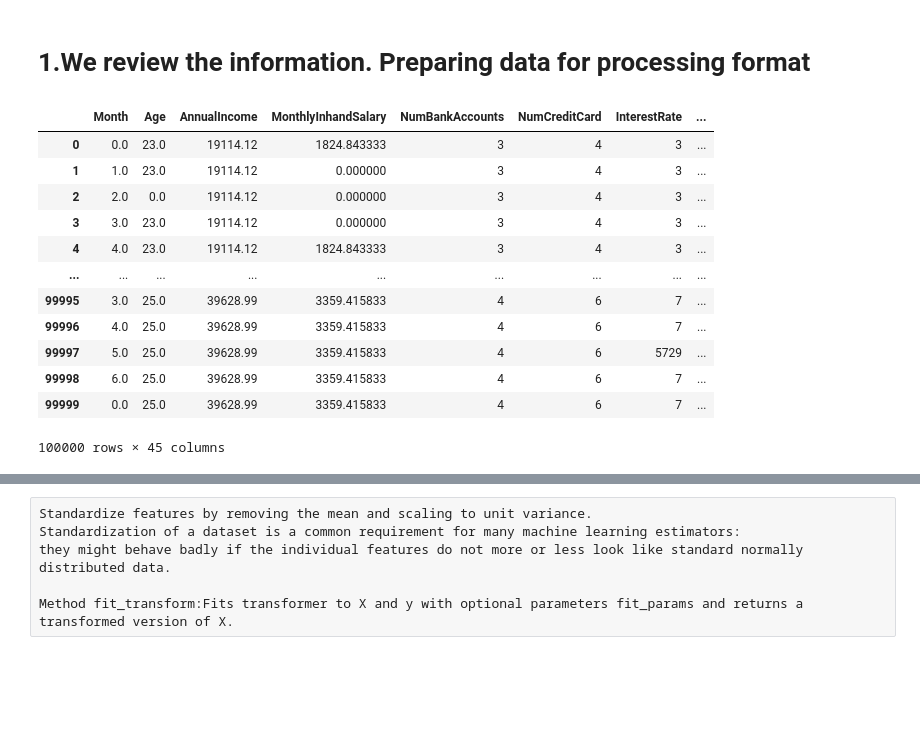
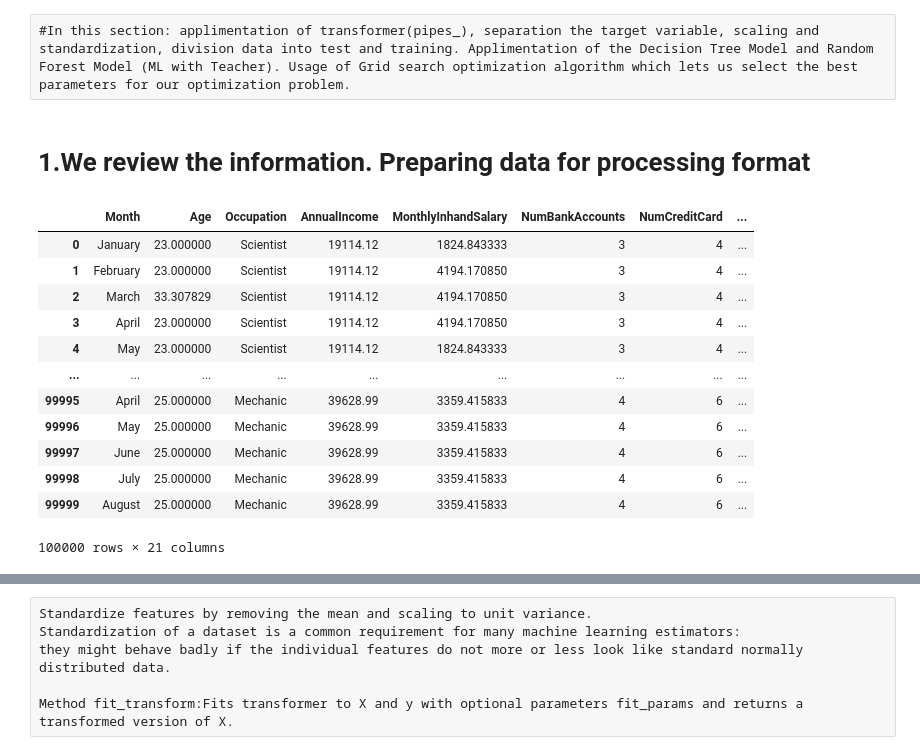
Before and after one commit to Vika99/Data_Science_course, a Jupyter notebook: CreditscoreclassificationProject1/Creditscoreclassification_1_DecisionTree_RandomForest.ipynb, the cells around one changed output, grey strips where cells are left out. Drawn from its saved outputs; the diff is of its cells as text; code cells hidden in the pictures; blank space fills up the shorter version.

```diff
--- a/CreditscoreclassificationProject1/Creditscoreclassification_1_DecisionTree_RandomForest.ipynb
+++ b/CreditscoreclassificationProject1/Creditscoreclassification_1_DecisionTree_RandomForest.ipynb
@@ -1 +1,3 @@
+# %% [raw]
+#In this section: applimentation of transformer(pipes_), separation the target variable, scaling and standardization, division data into test and training. Applimentation of the Decision Tree Model and Random Forest Model (ML with Teacher). Usage of Grid search optimization algorithm which lets us select the best parameters for our optimization problem.
 # %%
@@ -17,7 +15,24 @@ from sklearn.metrics import confusion_matrix, precision_score, \
 # %% [markdown]
 # 1.We review the information. Preparing data for processing format
 # %%
-df = pd.read_csv('train.csv')
-
-df = df.drop(['CustomerID','ID','Name','TypeofLoan','SSN'], axis = 1)
+df_ = pd.read_csv('NewDataFrame.csv')
+# %%
+df_.rename({"Unnamed: 0":"a"}, axis="columns", inplace=True)
+df_.drop(["a"], axis=1, inplace=True)
+# %%
+df_
+# %% [output]
+|  | Month | Age | Occupation | AnnualIncome | MonthlyInhandSalary | NumBankAccounts | NumCreditCard | ... |
+| 0 | January | 23.000000 | Scientist | 19114.12 | 1824.843333 | 3 | 4 | ... |
+| 1 | February | 23.000000 | Scientist | 19114.12 | 4194.170850 | 3 | 4 | ... |
+| 2 | March | 33.307829 | Scientist | 19114.12 | 4194.170850 | 3 | 4 | ... |
+| 3 | April | 23.000000 | Scientist | 19114.12 | 4194.170850 | 3 | 4 | ... |
+| 4 | May | 23.000000 | Scientist | 19114.12 | 1824.843333 | 3 | 4 | ... |
+| ... | ... | ... | ... | ... | ... | ... | ... | ... |
+| 99995 | April | 25.000000 | Mechanic | 39628.99 | 3359.415833 | 4 | 6 | ... |
+| 99996 | May | 25.000000 | Mechanic | 39628.99 | 3359.415833 | 4 | 6 | ... |
+| 99997 | June | 25.000000 | Mechanic | 39628.99 | 3359.415833 | 4 | 6 | ... |
+| 99998 | July | 25.000000 | Mechanic | 39628.99 | 3359.415833 | 4 | 6 | ... |
+| 99999 | August | 25.000000 | Mechanic | 39628.99 | 3359.415833 | 4 | 6 | ... |
+100000 rows × 21 columns
 # %%
@@ -25,16 +39,0 @@ df = pp.myPipe.transform(df)
-# %%
-df
-# %% [output]
-|  | Month | Age | AnnualIncome | MonthlyInhandSalary | NumBankAccounts | NumCreditCard | InterestRate | ... |
-| 0 | 0.0 | 23.0 | 19114.12 | 1824.843333 | 3 | 4 | 3 | ... |
-| 1 | 1.0 | 23.0 | 19114.12 | 0.000000 | 3 | 4 | 3 | ... |
-| 2 | 2.0 | 0.0 | 19114.12 | 0.000000 | 3 | 4 | 3 | ... |
-| 3 | 3.0 | 23.0 | 19114.12 | 0.000000 | 3 | 4 | 3 | ... |
-| 4 | 4.0 | 23.0 | 19114.12 | 1824.843333 | 3 | 4 | 3 | ... |
-| ... | ... | ... | ... | ... | ... | ... | ... | ... |
-| 99995 | 3.0 | 25.0 | 39628.99 | 3359.415833 | 4 | 6 | 7 | ... |
-| 99996 | 4.0 | 25.0 | 39628.99 | 3359.415833 | 4 | 6 | 7 | ... |
-| 99997 | 5.0 | 25.0 | 39628.99 | 3359.415833 | 4 | 6 | 5729 | ... |
-| 99998 | 6.0 | 25.0 | 39628.99 | 3359.415833 | 4 | 6 | 7 | ... |
-| 99999 | 0.0 | 25.0 | 39628.99 | 3359.415833 | 4 | 6 | 7 | ... |
-100000 rows × 45 columns
```
Also changed, not shown: parts of 17 cells of this notebook, 20 other files.
